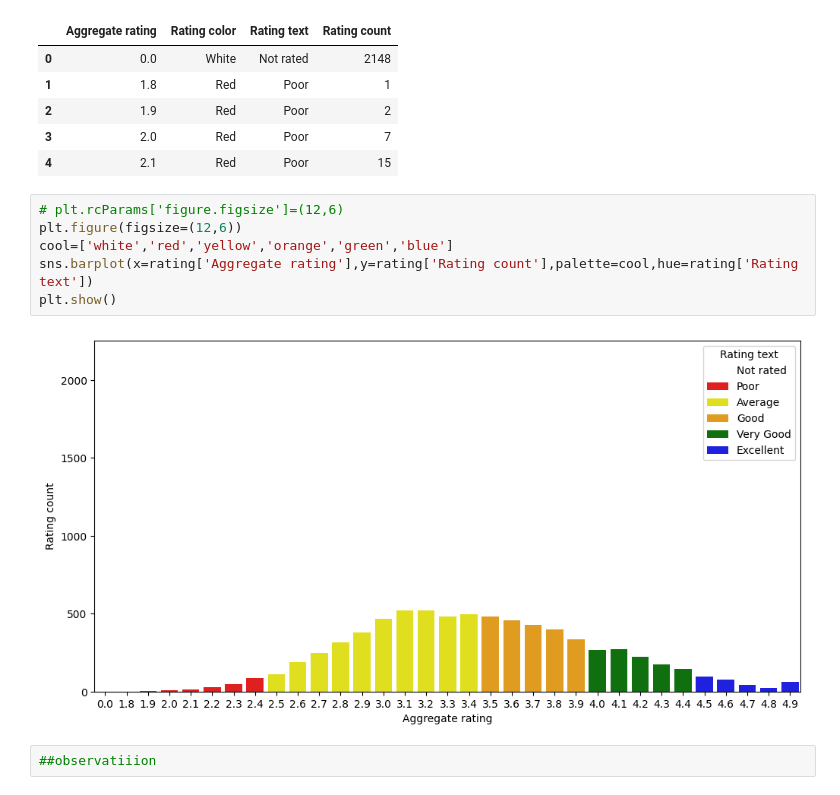
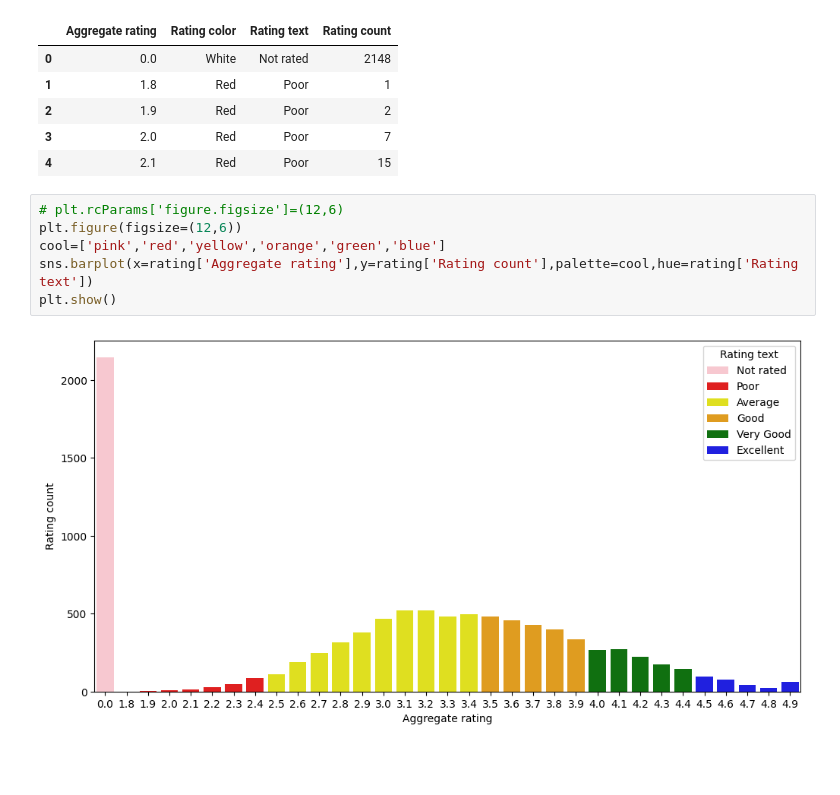
Before and after one commit to Pavan-Sai-H-V/eda_feature_engineering, a Jupyter notebook: zomato/eda.ipynb, the cells around one changed output. Drawn from its saved outputs; the diff is of its cells as text; blank space fills up the shorter version.

```diff
--- a/zomato/eda.ipynb
+++ b/zomato/eda.ipynb
@@ -336,10 +336,8 @@ rating.head()
 # %%
 # plt.rcParams['figure.figsize']=(12,6)
 plt.figure(figsize=(12,6))
-cool=['white','red','yellow','orange','green','blue']
+cool=['pink','red','yellow','orange','green','blue']
 sns.barplot(x=rating['Aggregate rating'],y=rating['Rating count'],palette=cool,hue=rating['Rating text'])
 plt.show()
 # %% [output]
-[figure, old version]
+[figure, new version]
-# %%
-##observatiiion
```
Also changed, not shown: parts of 18 cells of this notebook, 1 other file.
